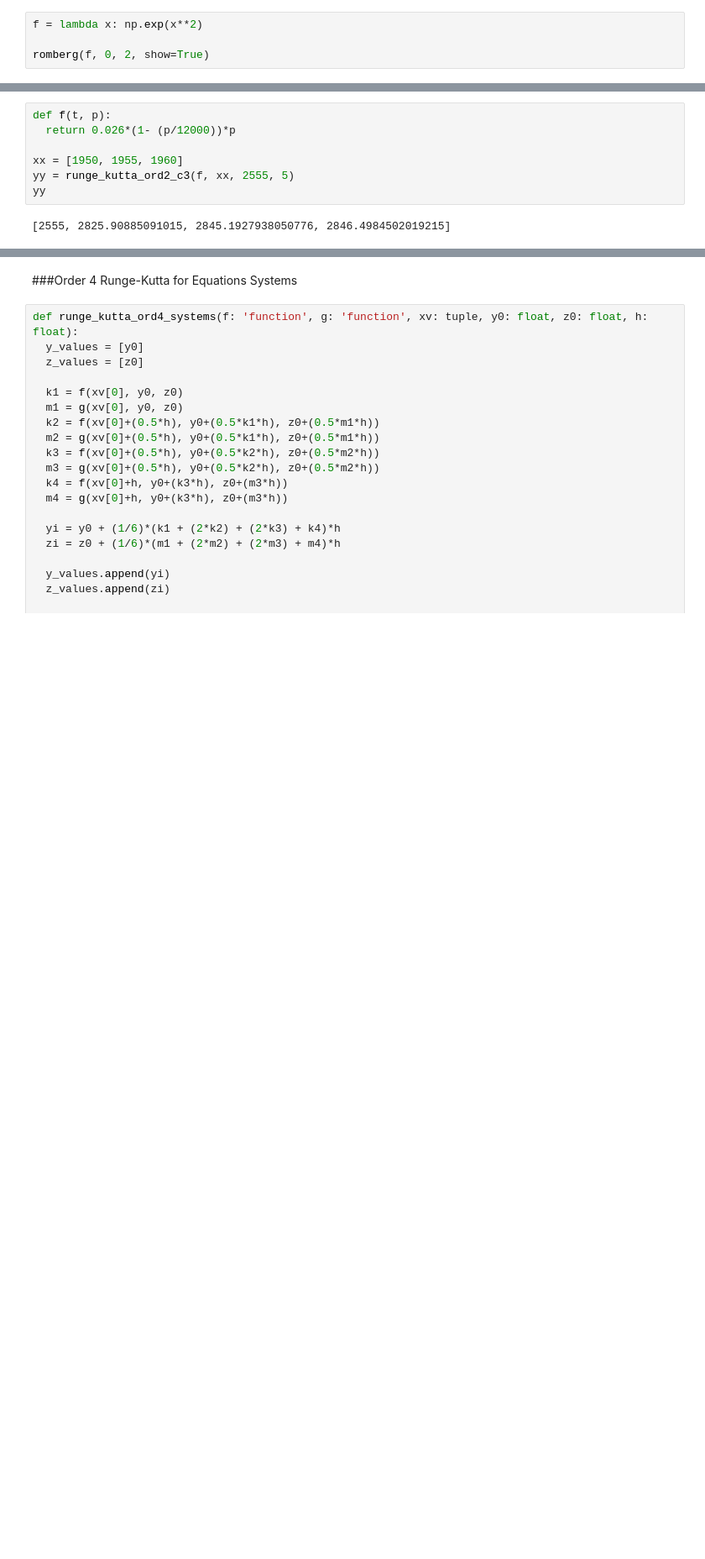
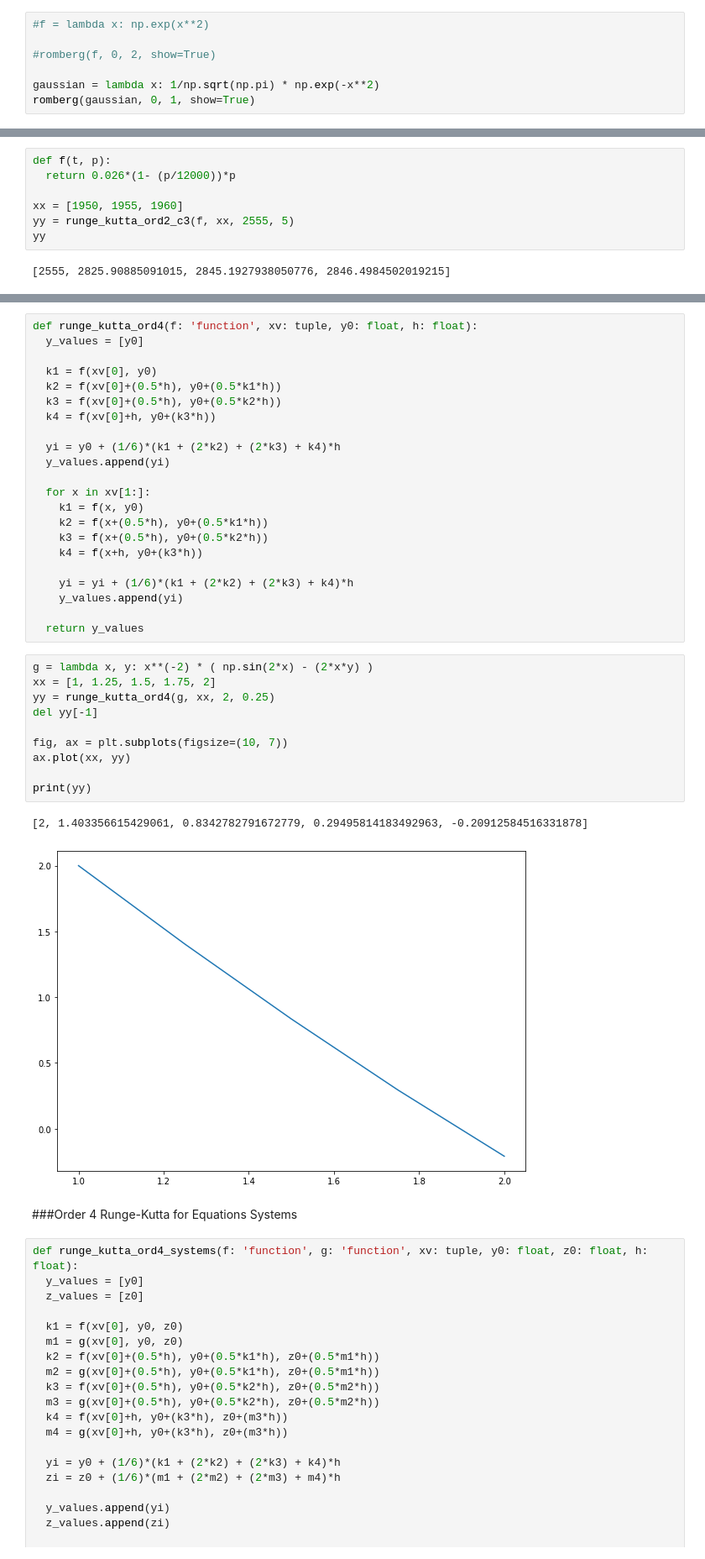
Before and after one commit to santiagojaralopez/numericalMethodsPython, a Jupyter notebook: numericalMethods.ipynb, the cells around one changed output, grey strips where cells are left out. Shown at 84% size. Cells and saved outputs as stored; diff of their text form; blank space fills up the shorter version.

Commit message:
Added order 4 Runge-Kutta

```diff
--- a/numericalMethods.ipynb
+++ b/numericalMethods.ipynb
@@ -442,7 +442,10 @@ simpson_3_8(fx, h)
 # %% [markdown]
 ###Romberg
 # %%
-f = lambda x: np.exp(x**2)
+#f = lambda x: np.exp(x**2)
 
-romberg(f, 0, 2, show=True)
+#romberg(f, 0, 2, show=True)
+
+gaussian = lambda x: 1/np.sqrt(np.pi) * np.exp(-x**2)
+romberg(gaussian, 0, 1, show=True)
 # %% [output]
@@ -613,3 +616,38 @@ yy
+# %%
+def runge_kutta_ord4(f: 'function', xv: tuple, y0: float, h: float):
+  y_values = [y0]
+
+  k1 = f(xv[0], y0)
+  k2 = f(xv[0]+(0.5*h), y0+(0.5*k1*h))
+  k3 = f(xv[0]+(0.5*h), y0+(0.5*k2*h))
+  k4 = f(xv[0]+h, y0+(k3*h))
+
+  yi = y0 + (1/6)*(k1 + (2*k2) + (2*k3) + k4)*h
+  y_values.append(yi)
+
+  for x in xv[1:]:
+    k1 = f(x, y0)
+    k2 = f(x+(0.5*h), y0+(0.5*k1*h))
+    k3 = f(x+(0.5*h), y0+(0.5*k2*h))
+    k4 = f(x+h, y0+(k3*h))
+
+    yi = yi + (1/6)*(k1 + (2*k2) + (2*k3) + k4)*h
+    y_values.append(yi)
+
+  return y_values
+# %%
+g = lambda x, y: x**(-2) * ( np.sin(2*x) - (2*x*y) )
+xx = [1, 1.25, 1.5, 1.75, 2]
+yy = runge_kutta_ord4(g, xx, 2, 0.25)
+del yy[-1]
+
+fig, ax = plt.subplots(figsize=(10, 7))
+ax.plot(xx, yy)
+
+print(yy)
+# %% [output]
+[2, 1.403356615429061, 0.8342782791672779, 0.29495814183492963, -0.20912584516331878]
+[figure, added]
 # %% [markdown]
 ###Order 4 Runge-Kutta for Equations Systems
 # %%
```
Also changed, not shown: parts of 4 cells of this notebook.
